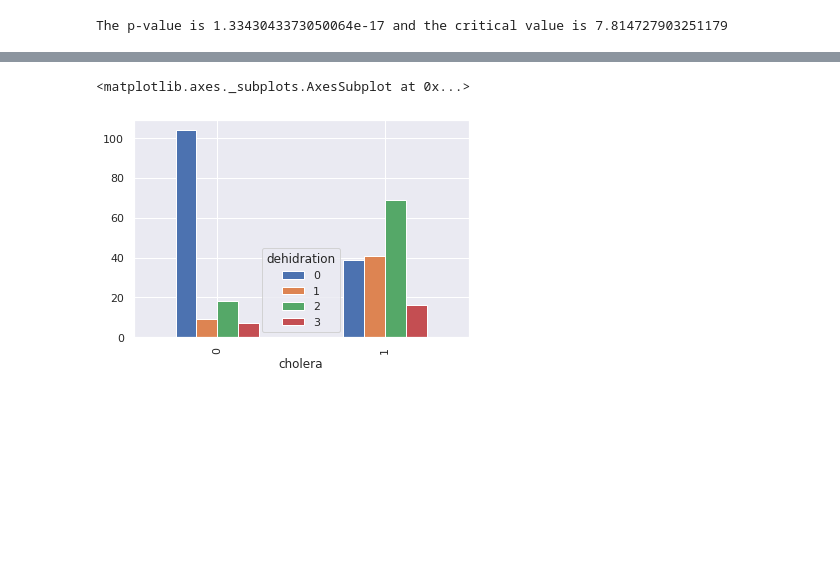
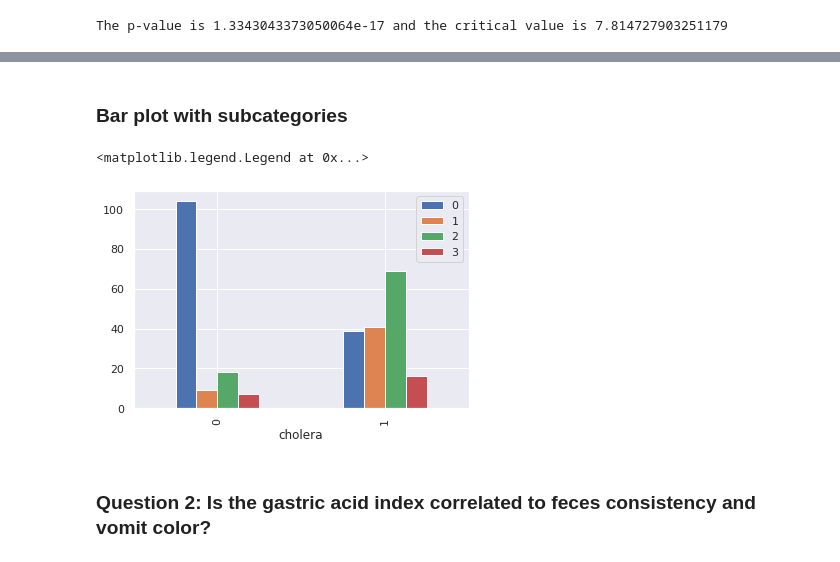
Before and after one commit to wobniarin/community-day, a Jupyter notebook: data/community_day.ipynb, the cells around one changed output, grey strips where cells are left out. Saved outputs shown, nothing was run; the diff lists cells and outputs as text; code cells hidden in the pictures; blank space fills up the shorter version.

Commit message:
question 1 done

```diff
--- a/data/community_day.ipynb
+++ b/data/community_day.ipynb
@@ -148,5 +160,11 @@ Then, according to the hypotheses test we can say
+# %% [markdown]
+### Bar plot with subcategories
 # %%
 cross_tab.plot.bar()
+
+plt.legend(loc='upper right')
 # %% [output]
-<matplotlib.axes._subplots.AxesSubplot at 0x...>
+<matplotlib.legend.Legend at 0x...>
-[figure, old version]
+[figure, new version]
+# %% [markdown]
+### Question 2: Is the gastric acid index correlated to feces consistency and vomit color?
```
Also changed, not shown: parts of 2 cells of this notebook.
